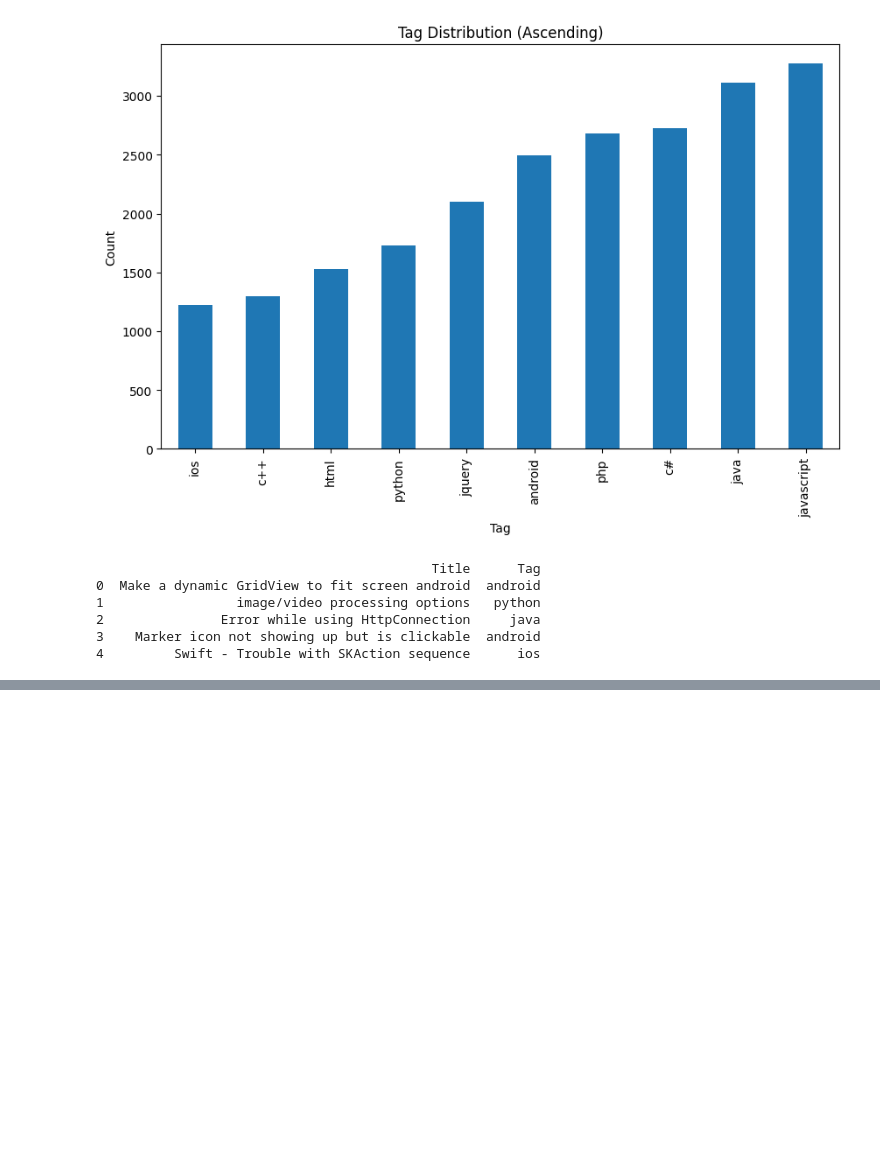
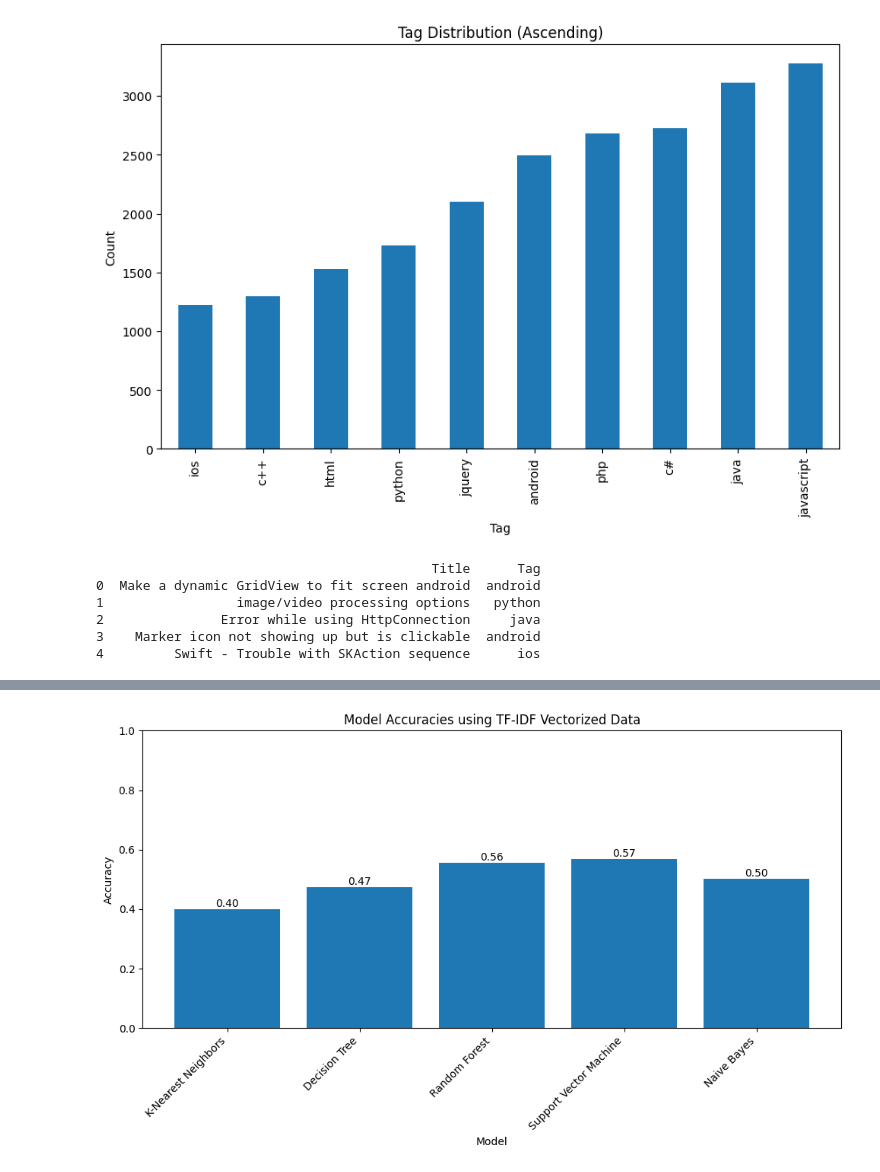
Before and after one commit to dilshad2349/NLP--classification-of-coding-related-questions, a Jupyter notebook: preprocessing.ipynb, the cells around one changed output, grey strips where cells are left out. Drawn from its saved outputs; the diff is of its cells as text; code cells hidden in the pictures; blank space fills up the shorter version.

```diff
--- a/preprocessing.ipynb
+++ b/preprocessing.ipynb
@@ -132,11 +150,11 @@ def preprocess_text(text):
 
     return preprocessed_text
 
-# Apply preprocessing to the 'Title' column
-df['Title'] = df['Title'].apply(preprocess_text)
+# Apply preprocessing to the 'Title' column and save to 'Title_cleaned'
+df['Title_cleaned'] = df['Title'].apply(preprocess_text)
 
 # Display the preprocessed titles
-df
+print(df[['Title', 'Title_cleaned']].head(15))
 # %% [output]
 [nltk_data] Downloading package punkt to
 [nltk_data]     C:\Users\user\AppData\Roaming\nltk_data...
@@ -164,7 +186,7 @@ df
 #splitting the data into training data and testing data
 
 from sklearn.model_selection import train_test_split
-x_train,x_test,y_train,y_test = train_test_split(df['Title'],df['Tag'],random_state=42,test_size=0.3)
+x_train,x_test,y_train,y_test = train_test_split(df['Title_cleaned'],df['Tag_encoded'].values,random_state=42,test_size=0.3)
 # %%
 x_train
 # %% [output]
@@ -196,4 +241,16 @@ x_train_tfidf = tfidf_vectorizer.fit_transform(x_train)
 # Transform the testing data (x_test) using the same vocabulary learned from the training data
 
 x_test_tfidf = tfidf_vectorizer.transform(x_test)
+# %%
+from sklearn.feature_extraction.text import CountVectorizer
+
+# Initialize a CountVectorizer object
+count_vectorizer = CountVectorizer()
+
+
+# Transform the training data (x_train) into CountVector features
+x_train_count = count_vectorizer.fit_transform(x_train)
+
+# Transform the testing data (x_test) using the same vocabulary learned from the training data
+x_test_count = count_vectorizer.transform(x_test)
 # %%
@@ -254,0 +368,39 @@ weighted avg       0.62      0.50      0.48      6650
+# %%
+import matplotlib.pyplot as plt
+
+# List to store model names and their accuracies
+model_names = []
+accuracies = []
+
+# Iterate over models
+for model_name, model in models.items():
+    # Train the model
+    model.fit(x_train_tfidf, y_train)
+
+    # Predict on the test set
+    y_pred = model.predict(x_test_tfidf)
+
+    # Calculate accuracy
+    accuracy = accuracy_score(y_test, y_pred)
+
+    # Append model name and accuracy to lists
+    model_names.append(model_name)
+    accuracies.append(accuracy)
+
+# Plotting the bar graph
+plt.figure(figsize=(10, 6))
+plt.bar(model_names, accuracies)
+plt.ylabel('Accuracy')
+plt.xlabel('Model')
+plt.title('Model Accuracies using TF-IDF Vectorized Data')
+
+# Adding accuracy labels on bars
+for i in range(len(model_names)):
+    plt.text(i, accuracies[i], f'{accuracies[i]:.2f}', ha='center', va='bottom')
+
+plt.xticks(rotation=45, ha='right')  # Rotate x-axis labels for better readability
+plt.ylim(0, 1)  # Setting limit from 0 to 1 for accuracy
+plt.tight_layout()  # Adjust layout to prevent clipping labels
+plt.show()
+# %% [output]
+[figure, added]
```
Also changed, not shown: parts of 12 cells of this notebook, 5 other files.
